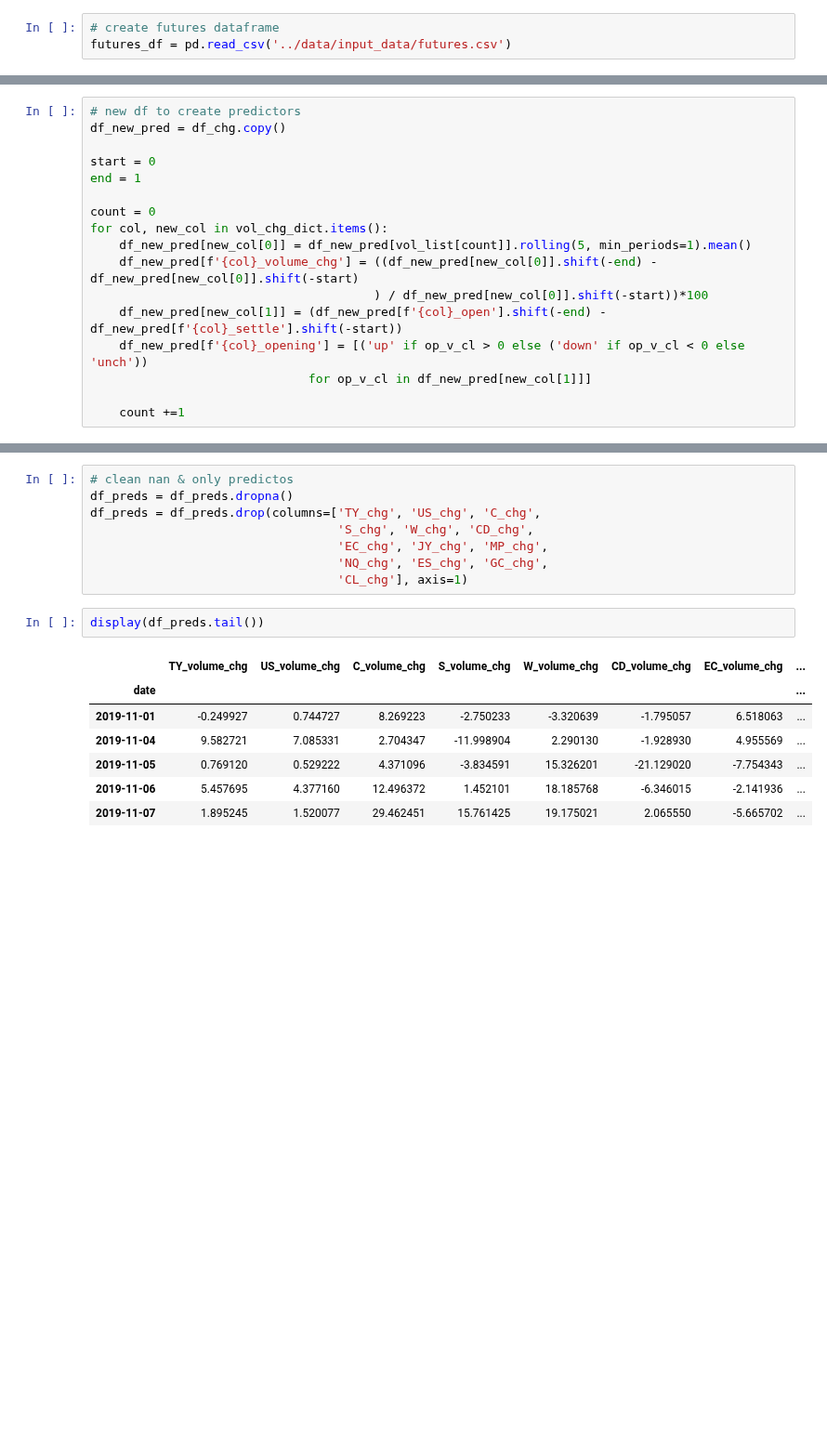
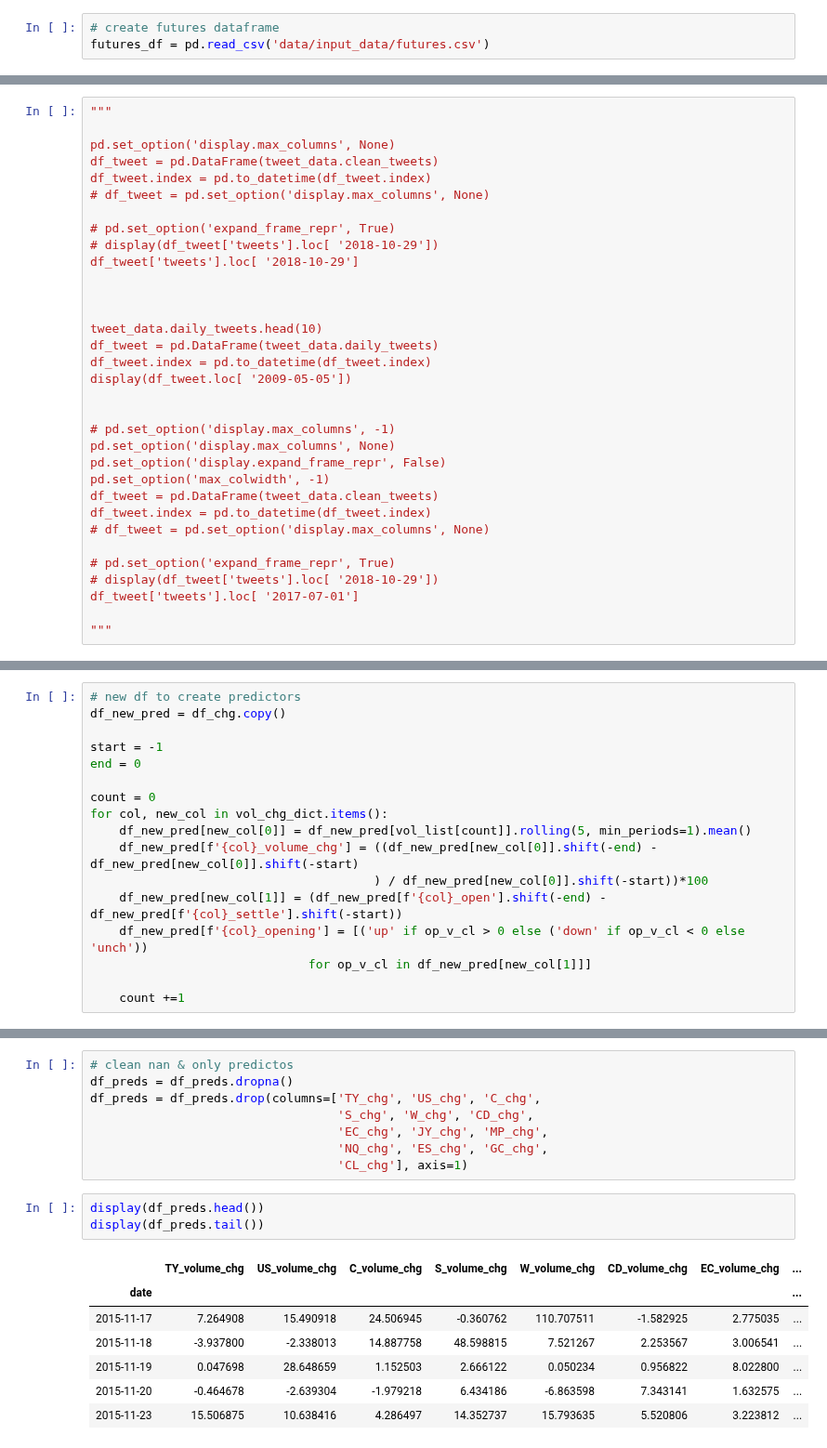
Before and after one commit to QuantCS109/TrumpTweets, a Jupyter notebook: notebooks_features/market_features.ipynb, the cells around one changed output, grey strips where cells are left out. Shown at 93% size. Drawn from its saved outputs; the diff is of its cells as text; blank space fills up the shorter version.

Commit message:
fix start & end date for predictors chg

```diff
--- a/notebooks_features/market_features.ipynb
+++ b/notebooks_features/market_features.ipynb
@@ -6,6 +7,6 @@ import matplotlib.pyplot as plt
 # %%
 # create futures dataframe
-futures_df = pd.read_csv('../data/input_data/futures.csv')
+futures_df = pd.read_csv('data/input_data/futures.csv')
 # %%
 # quick check of df
 display(futures_df.head())
@@ -234,0 +320,33 @@ plt.show()
+# %%
+"""
+
+pd.set_option('display.max_columns', None)
+df_tweet = pd.DataFrame(tweet_data.clean_tweets)
+df_tweet.index = pd.to_datetime(df_tweet.index)
+# df_tweet = pd.set_option('display.max_columns', None)
+
+# pd.set_option('expand_frame_repr', True)
+# display(df_tweet['tweets'].loc[ '2018-10-29'])
+df_tweet['tweets'].loc[ '2018-10-29']
+
+
+
+tweet_data.daily_tweets.head(10)
+df_tweet = pd.DataFrame(tweet_data.daily_tweets)
+df_tweet.index = pd.to_datetime(df_tweet.index)
+display(df_tweet.loc[ '2009-05-05'])
+
+
+# pd.set_option('display.max_columns', -1)
+pd.set_option('display.max_columns', None)
+pd.set_option('display.expand_frame_repr', False)
+pd.set_option('max_colwidth', -1)
+df_tweet = pd.DataFrame(tweet_data.clean_tweets)
+df_tweet.index = pd.to_datetime(df_tweet.index)
+# df_tweet = pd.set_option('display.max_columns', None)
+
+# pd.set_option('expand_frame_repr', True)
+# display(df_tweet['tweets'].loc[ '2018-10-29'])
+df_tweet['tweets'].loc[ '2017-07-01']
+
+"""
@@ -253,8 +373,8 @@ display(vol_chg_dict['TY'][1])
 # new df to create predictors
 df_new_pred = df_chg.copy()
 
-start = 0
-end = 1
+start = -1
+end = 0
 
 count = 0
 for col, new_col in vol_chg_dict.items():
@@ -338,13 +458,14 @@ df_preds = df_preds.drop(columns=['TY_chg', 'US_chg', 'C_chg',
                                   'NQ_chg', 'ES_chg', 'GC_chg',
                                   'CL_chg'], axis=1)
 # %%
+display(df_preds.head())
 display(df_preds.tail())
 # %% [output]
 |  | TY_volume_chg | US_volume_chg | C_volume_chg | S_volume_chg | W_volume_chg | CD_volume_chg | EC_volume_chg | ... |
 | date |  |  |  |  |  |  |  | ... |
-| 2019-11-01 | -0.249927 | 0.744727 | 8.269223 | -2.750233 | -3.320639 | -1.795057 | 6.518063 | ... |
-| 2019-11-04 | 9.582721 | 7.085331 | 2.704347 | -11.998904 | 2.290130 | -1.928930 | 4.955569 | ... |
-| 2019-11-05 | 0.769120 | 0.529222 | 4.371096 | -3.834591 | 15.326201 | -21.129020 | -7.754343 | ... |
-| 2019-11-06 | 5.457695 | 4.377160 | 12.496372 | 1.452101 | 18.185768 | -6.346015 | -2.141936 | ... |
-| 2019-11-07 | 1.895245 | 1.520077 | 29.462451 | 15.761425 | 19.175021 | 2.065550 | -5.665702 | ... |
+| 2015-11-17 | 7.264908 | 15.490918 | 24.506945 | -0.360762 | 110.707511 | -1.582925 | 2.775035 | ... |
+| 2015-11-18 | -3.937800 | -2.338013 | 14.887758 | 48.598815 | 7.521267 | 2.253567 | 3.006541 | ... |
+| 2015-11-19 | 0.047698 | 28.648659 | 1.152503 | 2.666122 | 0.050234 | 0.956822 | 8.022800 | ... |
+| 2015-11-20 | -0.464678 | -2.639304 | -1.979218 | 6.434186 | -6.863598 | 7.343141 | 1.632575 | ... |
+| 2015-11-23 | 15.506875 | 10.638416 | 4.286497 | 14.352737 | 15.793635 | 5.520806 | 3.223812 | ... |
 5 rows × 52 columns
```
Also changed, not shown: parts of 12 cells of this notebook.
